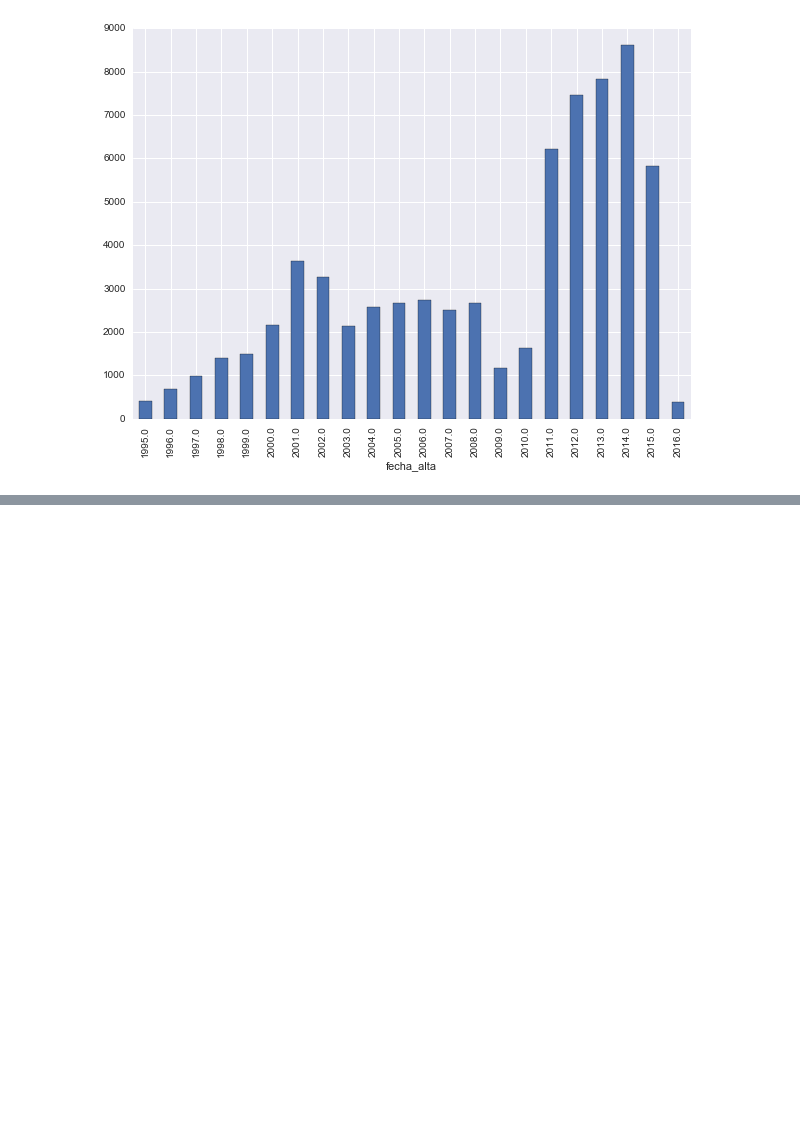
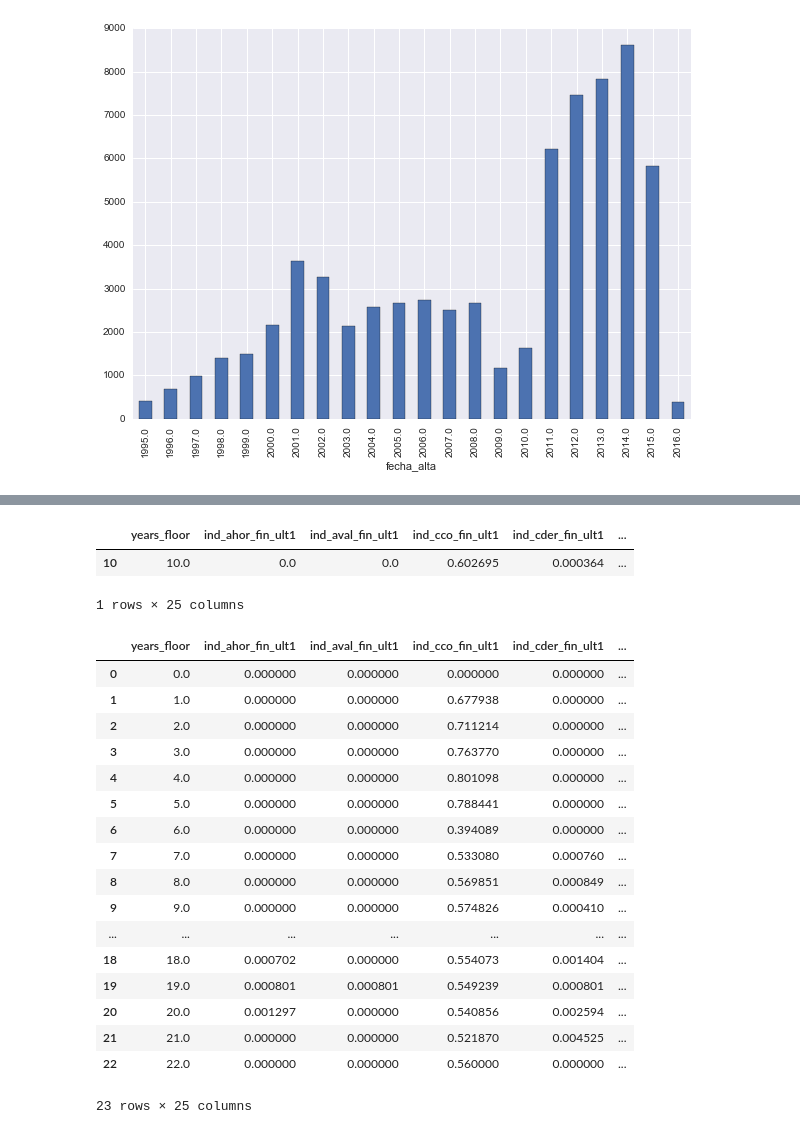
Before and after one commit to ryankresse/santander, a Jupyter notebook: eda.ipynb, the cells around one changed output, grey strips where cells are left out. Cells and saved outputs as stored; diff of their text form; code cells hidden in the pictures; blank space fills up the shorter version.

```diff
--- a/eda.ipynb
+++ b/eda.ipynb
@@ -285,0 +333,27 @@ df['acctAge(days)'].hist()
+# %%
+ratesByYear[ratesByYear.years_floor == 10.0]
+# %% [output]
+|  | years_floor | ind_ahor_fin_ult1 | ind_aval_fin_ult1 | ind_cco_fin_ult1 | ind_cder_fin_ult1 | ... |
+| 10 | 10.0 | 0.0 | 0.0 | 0.602695 | 0.000364 | ... |
+1 rows × 25 columns
+# %%
+ratesByYear
+# %% [output]
+|  | years_floor | ind_ahor_fin_ult1 | ind_aval_fin_ult1 | ind_cco_fin_ult1 | ind_cder_fin_ult1 | ... |
+| 0 | 0.0 | 0.000000 | 0.000000 | 0.000000 | 0.000000 | ... |
+| 1 | 1.0 | 0.000000 | 0.000000 | 0.677938 | 0.000000 | ... |
+| 2 | 2.0 | 0.000000 | 0.000000 | 0.711214 | 0.000000 | ... |
+| 3 | 3.0 | 0.000000 | 0.000000 | 0.763770 | 0.000000 | ... |
+| 4 | 4.0 | 0.000000 | 0.000000 | 0.801098 | 0.000000 | ... |
+| 5 | 5.0 | 0.000000 | 0.000000 | 0.788441 | 0.000000 | ... |
+| 6 | 6.0 | 0.000000 | 0.000000 | 0.394089 | 0.000000 | ... |
+| 7 | 7.0 | 0.000000 | 0.000000 | 0.533080 | 0.000760 | ... |
+| 8 | 8.0 | 0.000000 | 0.000000 | 0.569851 | 0.000849 | ... |
+| 9 | 9.0 | 0.000000 | 0.000000 | 0.574826 | 0.000410 | ... |
+| ... | ... | ... | ... | ... | ... | ... |
+| 18 | 18.0 | 0.000702 | 0.000000 | 0.554073 | 0.001404 | ... |
+| 19 | 19.0 | 0.000801 | 0.000801 | 0.549239 | 0.000801 | ... |
+| 20 | 20.0 | 0.001297 | 0.000000 | 0.540856 | 0.002594 | ... |
+| 21 | 21.0 | 0.000000 | 0.000000 | 0.521870 | 0.004525 | ... |
+| 22 | 22.0 | 0.000000 | 0.000000 | 0.560000 | 0.000000 | ... |
+23 rows × 25 columns
```
Also changed, not shown: parts of 19 cells of this notebook.
